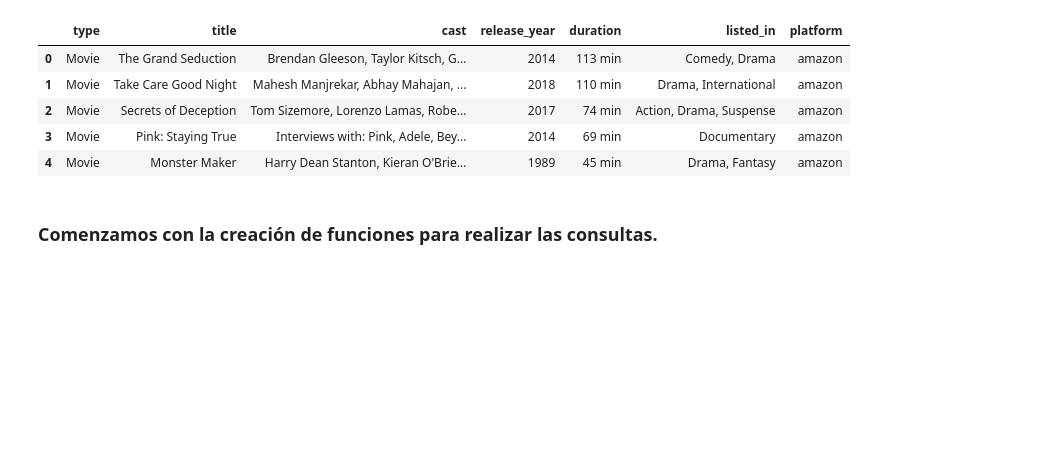
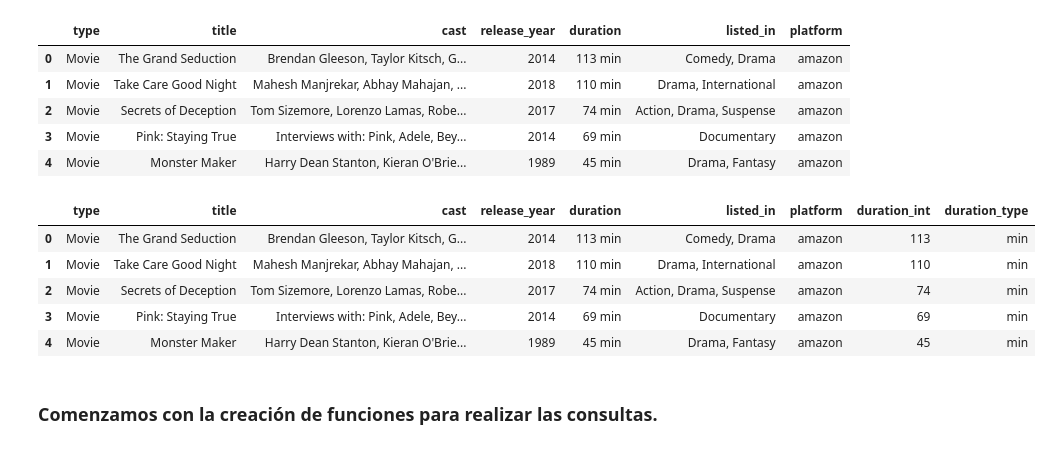
Before and after one commit to Emmafer/PI01_05DATA-ENGINEER, a Jupyter notebook: ETL.ipynb, the cells around one changed output. Drawn from its saved outputs; the diff is of its cells as text; code cells hidden in the pictures; blank space fills up the shorter version.

Commit message:
APIv1 finalizada

```diff
--- a/ETL.ipynb
+++ b/ETL.ipynb
@@ -421,3 +421,24 @@ df_final.head()
 | 2 | Movie | Secrets of Deception | Tom Sizemore, Lorenzo Lamas, Robe... | 2017 | 74 min | Action, Drama, Suspense | amazon |
 | 3 | Movie | Pink: Staying True | Interviews with: Pink, Adele, Bey... | 2014 | 69 min | Documentary | amazon |
 | 4 | Movie | Monster Maker | Harry Dean Stanton, Kieran O'Brie... | 1989 | 45 min | Drama, Fantasy | amazon |
+# %%
+# Separo mi columna 'duration' en 'duration_int' y 'duration_type'
+
+def sep_duration(df):
+
+    df = df.join(df.duration.str.split(expand=True))
+
+    df.rename(columns={0:'duration_int',
+                                1:'duration_type'}, inplace=True)
+    return df
+# %%
+df_final = sep_duration(df_final)
+# %%
+df_final.head()
+# %% [output]
+|  | type | title | cast | release_year | duration | listed_in | platform | duration_int | duration_type |
+| 0 | Movie | The Grand Seduction | Brendan Gleeson, Taylor Kitsch, G... | 2014 | 113 min | Comedy, Drama | amazon | 113 | min |
+| 1 | Movie | Take Care Good Night | Mahesh Manjrekar, Abhay Mahajan, ... | 2018 | 110 min | Drama, International | amazon | 110 | min |
+| 2 | Movie | Secrets of Deception | Tom Sizemore, Lorenzo Lamas, Robe... | 2017 | 74 min | Action, Drama, Suspense | amazon | 74 | min |
+| 3 | Movie | Pink: Staying True | Interviews with: Pink, Adele, Bey... | 2014 | 69 min | Documentary | amazon | 69 | min |
+| 4 | Movie | Monster Maker | Harry Dean Stanton, Kieran O'Brie... | 1989 | 45 min | Drama, Fantasy | amazon | 45 | min |
```
Also changed, not shown: parts of 23 cells of this notebook, 4 other files.
